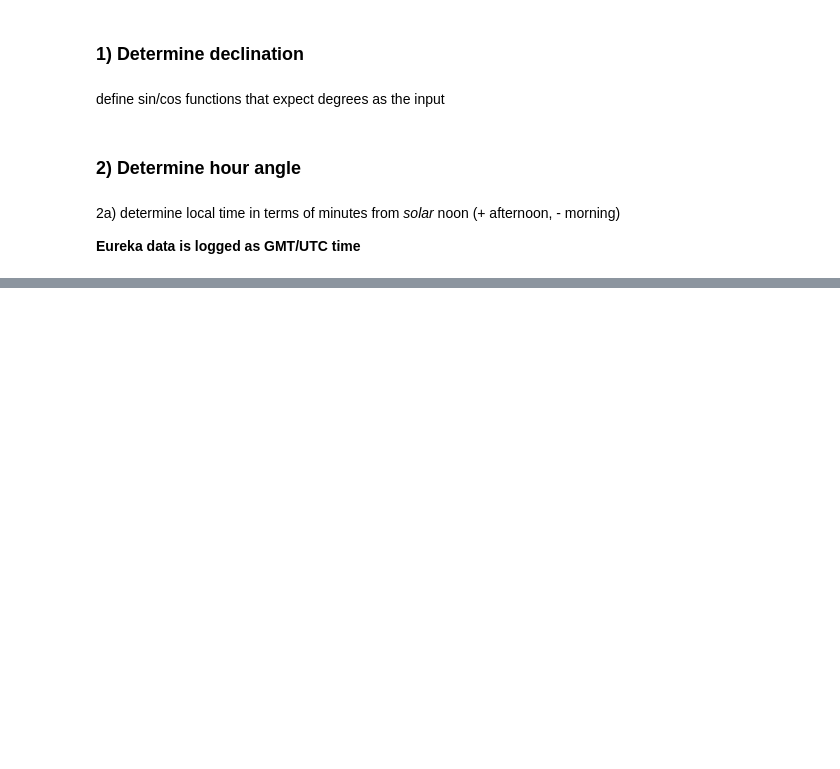
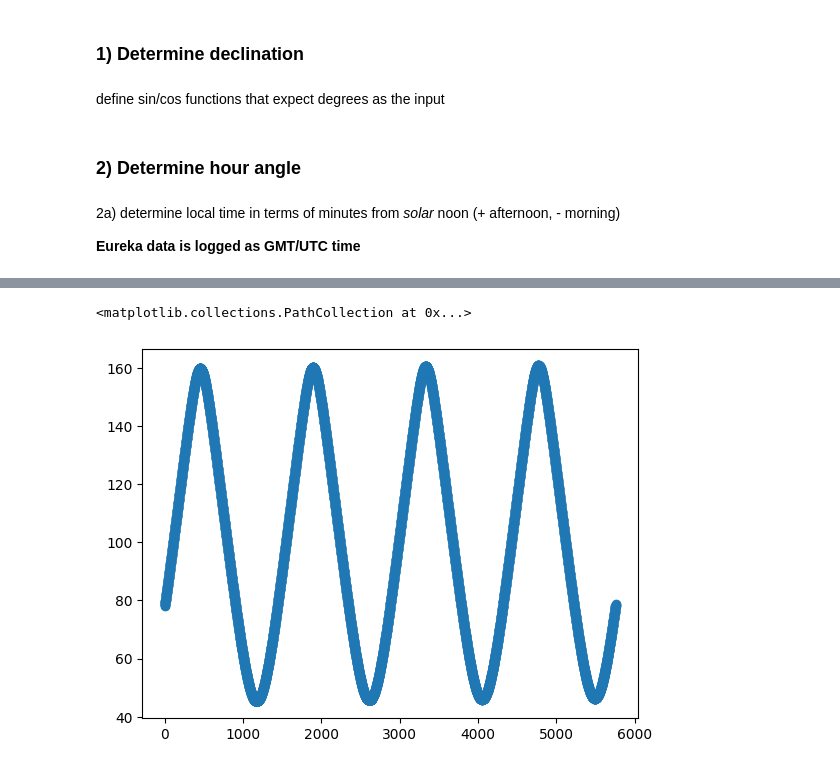
Before and after one commit to JMKniss/arctic-cloud, a Jupyter notebook: notebooks/isnight-test.ipynb, the cells around one changed output, grey strips where cells are left out. Saved outputs shown, nothing was run; the diff lists cells and outputs as text; code cells hidden in the pictures; blank space fills up the shorter version.

```diff
--- a/notebooks/isnight-test.ipynb
+++ b/notebooks/isnight-test.ipynb
@@ -116,0 +142,5 @@ df.head()
+# %%
+plt.scatter(df.index, df['theta_z'])
+# %% [output]
+<matplotlib.collections.PathCollection at 0x...>
+[figure, added]
```
Also changed, not shown: parts of 13 cells of this notebook, 5 other files.
